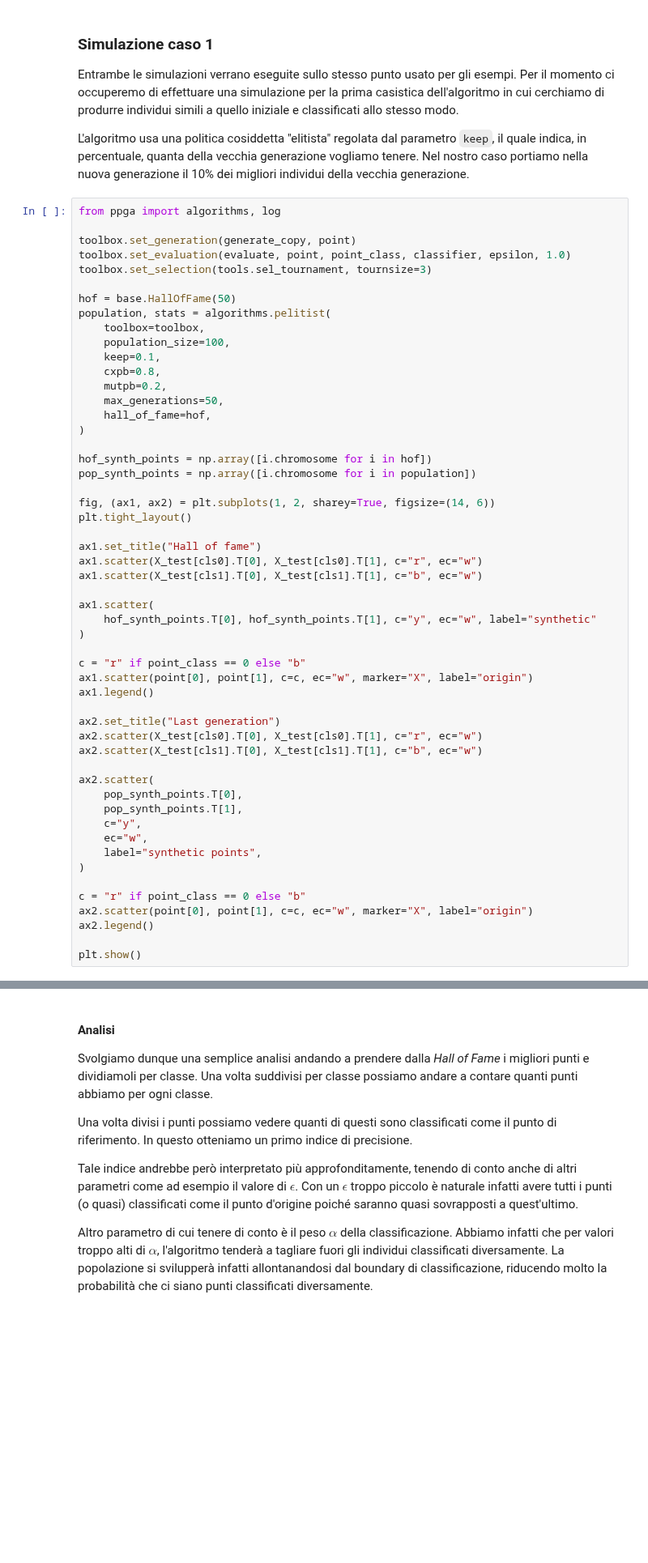
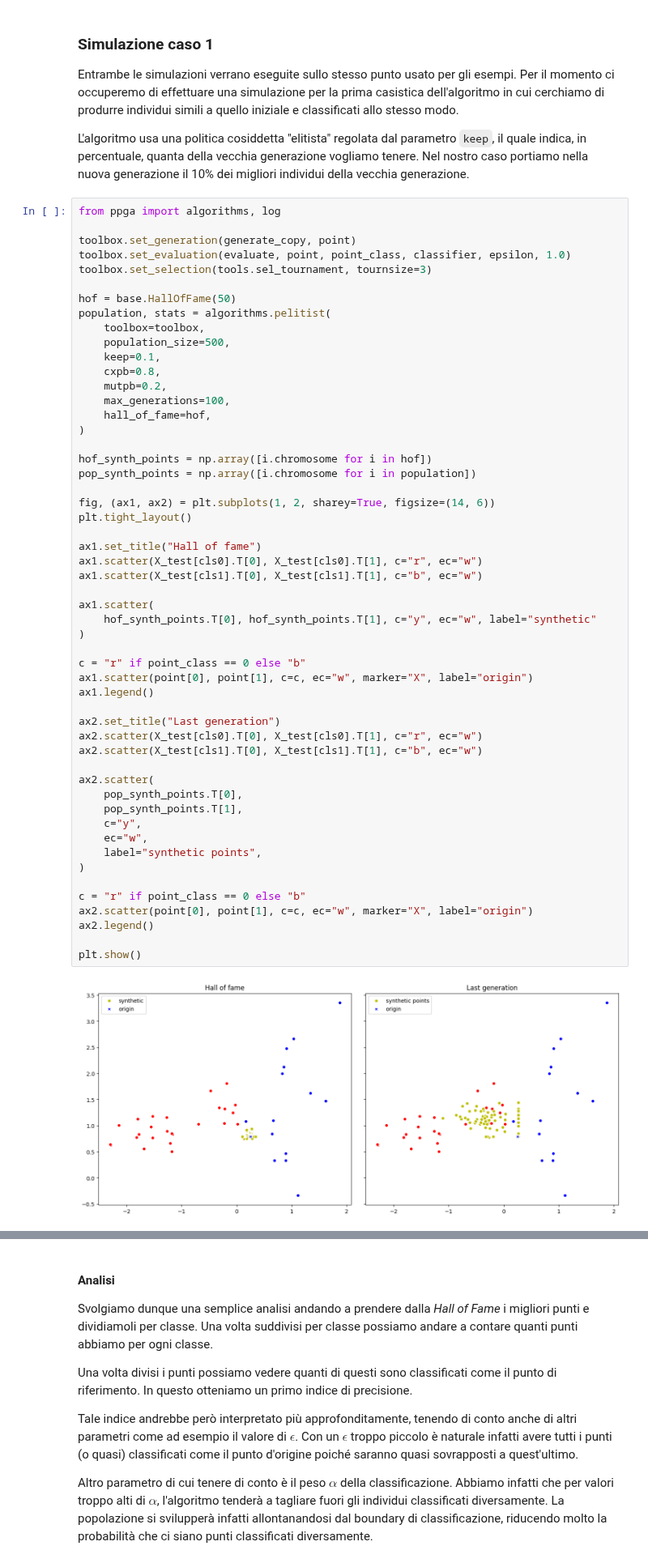
Before and after one commit to FedericoBustaffa/thesis, a Jupyter notebook: sources/explain/notebook.ipynb, the cells around one changed output, grey strips where cells are left out. Shown at 81% size. Cells and saved outputs as stored; diff of their text form; blank space fills up the shorter version.

```diff
--- a/sources/explain/notebook.ipynb
+++ b/sources/explain/notebook.ipynb
@@ -532,11 +533,11 @@ toolbox.set_selection(tools.sel_tournament, tournsize=3)
 hof = base.HallOfFame(50)
 population, stats = algorithms.pelitist(
     toolbox=toolbox,
-    population_size=100,
+    population_size=500,
     keep=0.1,
     cxpb=0.8,
     mutpb=0.2,
-    max_generations=50,
+    max_generations=100,
     hall_of_fame=hof,
 )
 
@@ -548,30 +549,32 @@ plt.tight_layout()
 
 ax1.set_title("Hall of fame")
 ax1.scatter(X_test[cls0].T[0], X_test[cls0].T[1], c="r", ec="w")
 ax1.scatter(X_test[cls1].T[0], X_test[cls1].T[1], c="b", ec="w")
 
 ax1.scatter(
     hof_synth_points.T[0], hof_synth_points.T[1], c="y", ec="w", label="synthetic"
 )
 
 c = "r" if point_class == 0 else "b"
 ax1.scatter(point[0], point[1], c=c, ec="w", marker="X", label="origin")
 ax1.legend()
 
 ax2.set_title("Last generation")
 ax2.scatter(X_test[cls0].T[0], X_test[cls0].T[1], c="r", ec="w")
 ax2.scatter(X_test[cls1].T[0], X_test[cls1].T[1], c="b", ec="w")
 
 ax2.scatter(
     pop_synth_points.T[0],
     pop_synth_points.T[1],
     c="y",
     ec="w",
     label="synthetic points",
 )
 
 c = "r" if point_class == 0 else "b"
 ax2.scatter(point[0], point[1], c=c, ec="w", marker="X", label="origin")
 ax2.legend()
 
 plt.show()
+# %% [output]
+[figure, added]
```
Also changed, not shown: parts of 10 cells of this notebook.
